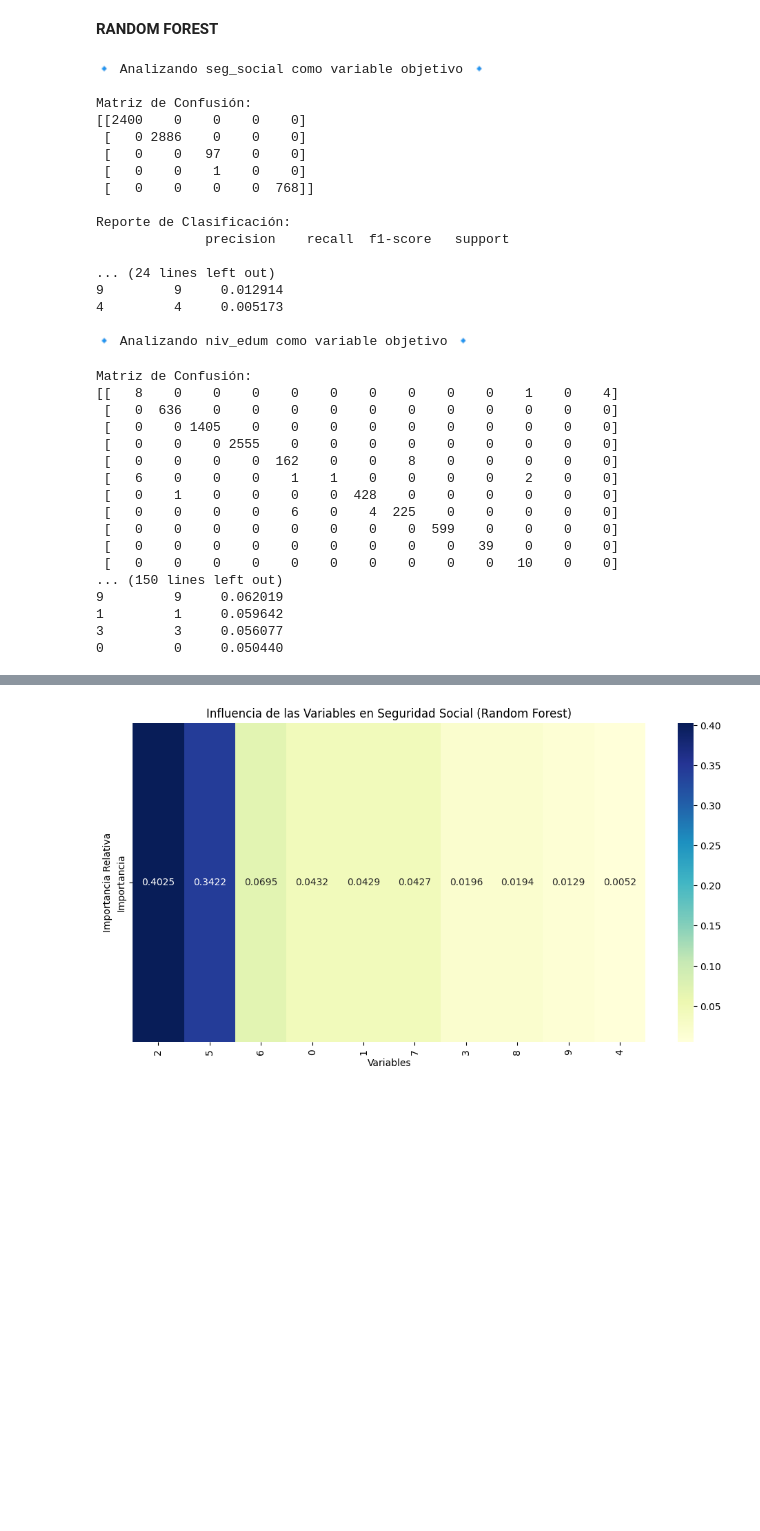
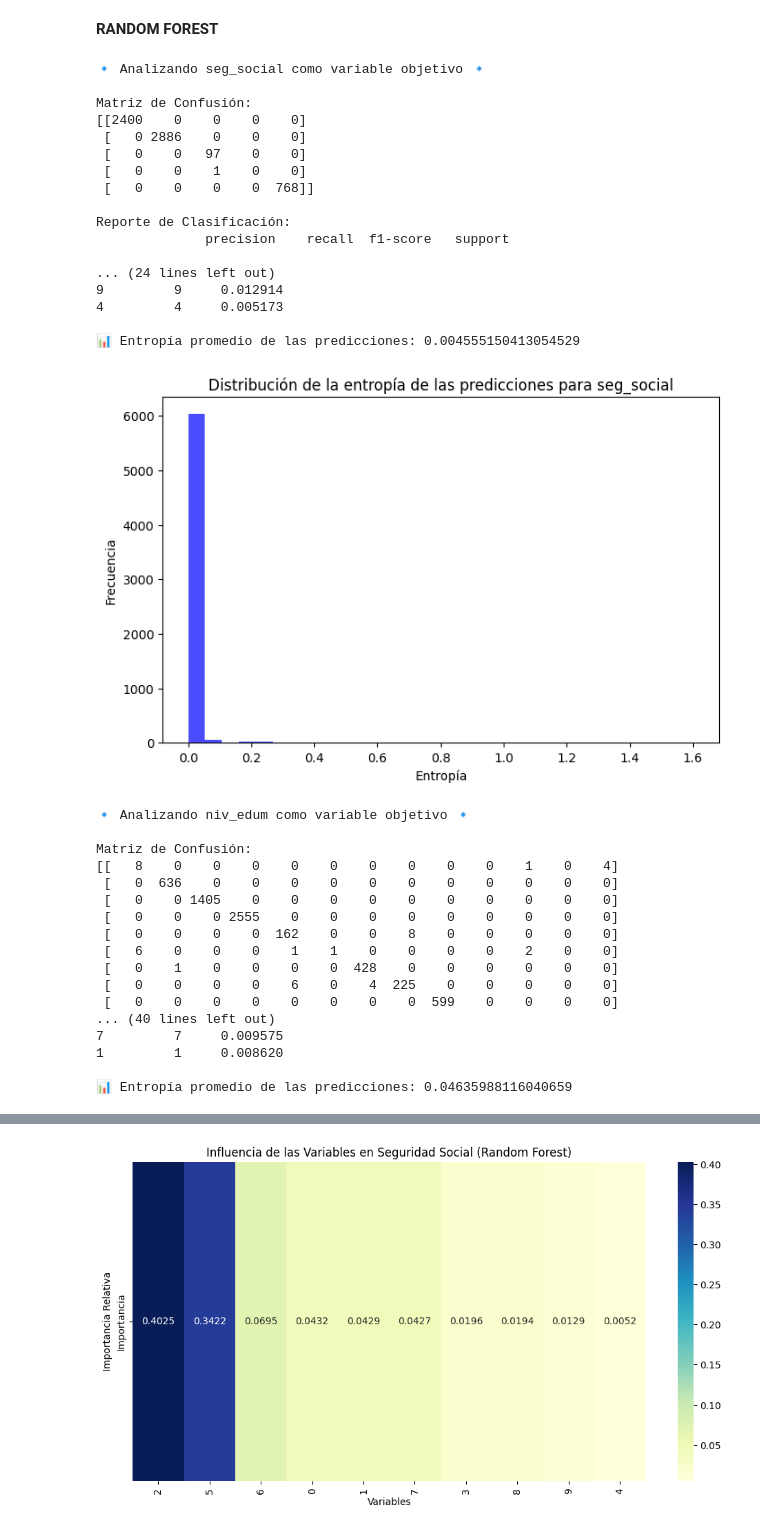
Before and after one commit to trabajogrado28/Natali, a Jupyter notebook: Codigo_def_2020.ipynb, the cells around one changed output, grey strips where cells are left out. Cells and saved outputs as stored; diff of their text form; code cells hidden in the pictures; blank space fills up the shorter version.

```diff
--- a/Codigo_def_2020.ipynb
+++ b/Codigo_def_2020.ipynb
@@ -337,7 +424,0 @@ Passing `palette` without assigning `hue` is deprecated and will be removed in v
-# %%
-for cluster_id, stats in estadisticas_cluster.iterrows():
-    print(f"Cluster {cluster_id}:")
-    print(f"- Edad promedio de la madre: {stats['edad_madre']:.2f}")
-    print(f"- Nivel educativo promedio: {stats['niv_edum']:.2f}")
-    print(f"- Promedio de seguridad social: {stats['seg_social']:.2f}")
-    print("-" * 50)
@@ -388,0 +425,11 @@ Calinski-Harabasz Index: 6280.592734834963
+# %%
+# Agrupar por Cluster y cod_dpto, y contar las observaciones
+conteo_dptos_por_cluster = datos_importantes.groupby(['Cluster', 'cod_dpto']).size().reset_index(name='Cantidad')
+
+# Ordenar por cluster y cantidad (descendente)
+conteo_dptos_por_cluster = conteo_dptos_por_cluster.sort_values(['Cluster', 'Cantidad'], ascending=[True, False])
+
+# Mostrar resultados por clúster
+for cluster in sorted(conteo_dptos_por_cluster['Cluster'].unique()):
+    print(f"\n🔹 Departamentos más frecuentes en el Cluster {cluster}:\n")
+    print(conteo_dptos_por_cluster[conteo_dptos_por_cluster['Cluster'] == cluster].head(10))
@@ -389,7 +495,15 @@ Calinski-Harabasz Index: 6280.592734834963
 # %% [markdown]
 **RANDOM FOREST**
 # %%
-# Definir función para entrenar Random Forest con distintas variables objetivo
+import numpy as np
+import pandas as pd
+import matplotlib.pyplot as plt
+from scipy.stats import entropy
+from sklearn.model_selection import train_test_split
+from sklearn.ensemble import RandomForestClassifier
+from sklearn.metrics import accuracy_score, classification_report, confusion_matrix
+
+# Definir función para entrenar Random Forest y calcular entropía
 def entrenar_random_forest(variable_objetivo):
     print(f"\n🔹 Analizando {variable_objetivo} como variable objetivo 🔹\n")
 
@@ -406,13 +520,14 @@ def entrenar_random_forest(variable_objetivo):
 
     # Hacer predicciones en el conjunto de prueba
     y_pred = rf.predict(X_test)
+    y_pred_proba = rf.predict_proba(X_test)  # Probabilidades de predicción
 
     # Evaluación del modelo
     print("Matriz de Confusión:")
     print(confusion_matrix(y_test, y_pred))
 
     print("\nReporte de Clasificación:")
-    print(classification_report(y_test, y_pred))
+    print(classification_report(y_test, y_pred,zero_division=0))
 
     print("\nPrecisión del Modelo:")
     print(accuracy_score(y_test, y_pred))
@@ -422,36 +537,54 @@ def entrenar_random_forest(variable_objetivo):
     importancia = importancia.sort_values(by='Importancia', ascending=False)
 
     print("\n🔍 Importancia de las Variables:")
     print(importancia)
-    return rf # Return the trained model
+
+    # Calcular entropía de las predicciones
+    entropias = entropy(y_pred_proba.T, base=2)  # Transponer para que funcione con entropy
+    entropia_promedio = np.mean(entropias)
+
+    print(f"\n📊 Entropía promedio de las predicciones: {entropia_promedio}")
+
+    # Graficar distribución de entropías
+    plt.figure(figsize=(8, 5))
+    plt.hist(entropias, bins=30, alpha=0.7, color='b')
+    plt.xlabel('Entropía')
+    plt.ylabel('Frecuencia')
+    plt.title(f'Distribución de la entropía de las predicciones para {variable_objetivo}')
+    plt.show()
+
+    return rf  # Retornar el modelo entrenado
 
 # Variables a analizar como objetivo
 variables_objetivo = ["seg_social", "niv_edum", "edad_madre", "cod_dpto"]
 
-# Dictionary to store trained models
+# Diccionario para almacenar modelos entrenados
 trained_models = {}
 
 # Ejecutar el análisis para cada variable objetivo
 for var in variables_objetivo:
     trained_models[var] = entrenar_random_forest(var)
 # %% [output]
 🔹 Analizando seg_social como variable objetivo 🔹
 
 Matriz de Confusión:
 [[2400    0    0    0    0]
  [   0 2886    0    0    0]
  [   0    0   97    0    0]
  [   0    0    1    0    0]
  [   0    0    0    0  768]]
 
 Reporte de Clasificación:
               precision    recall  f1-score   support
 
 ... (24 lines left out)
 9         9     0.012914
 4         4     0.005173
 
-🔹 Analizando niv_edum como variable objetivo 🔹
+📊 Entropía promedio de las predicciones: 0.004555150413054529
+[figure, added]
+🔹 Analizando niv_edum como variable objetivo 🔹
+
 Matriz de Confusión:
 [[   8    0    0    0    0    0    0    0    0    0    1    0    4]
  [   0  636    0    0    0    0    0    0    0    0    0    0    0]
@@ -462,10 +595,8 @@ Matriz de Confusión:
  [   0    1    0    0    0    0  428    0    0    0    0    0    0]
  [   0    0    0    0    6    0    4  225    0    0    0    0    0]
  [   0    0    0    0    0    0    0    0  599    0    0    0    0]
- [   0    0    0    0    0    0    0    0    0   39    0    0    0]
- [   0    0    0    0    0    0    0    0    0    0   10    0    0]
-... (150 lines left out)
-9         9     0.062019
-1         1     0.059642
-3         3     0.056077
-0         0     0.050440
+... (40 lines left out)
+7         7     0.009575
+1         1     0.008620
+
+📊 Entropía promedio de las predicciones: 0.04635988116040659
```
Also changed, not shown: parts of 14 cells of this notebook.
